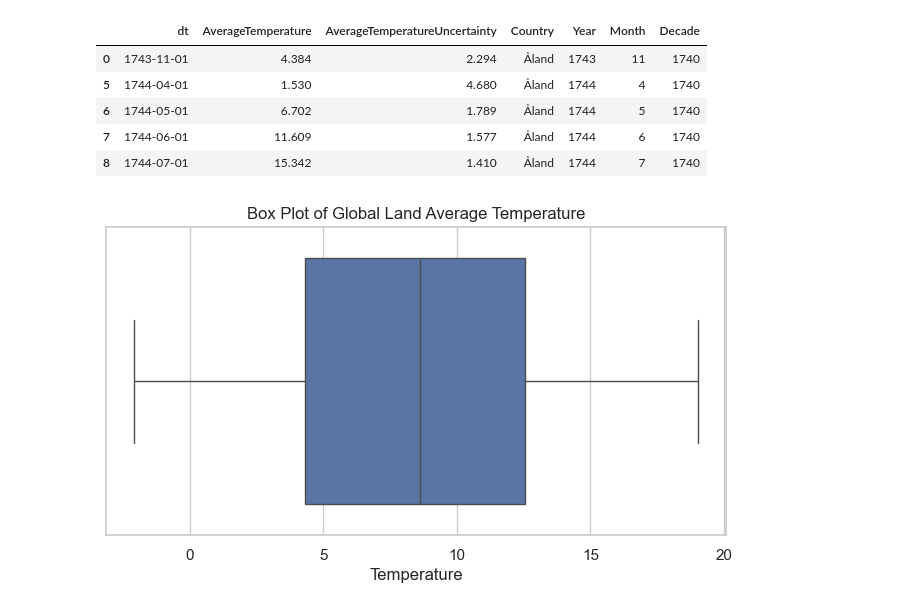
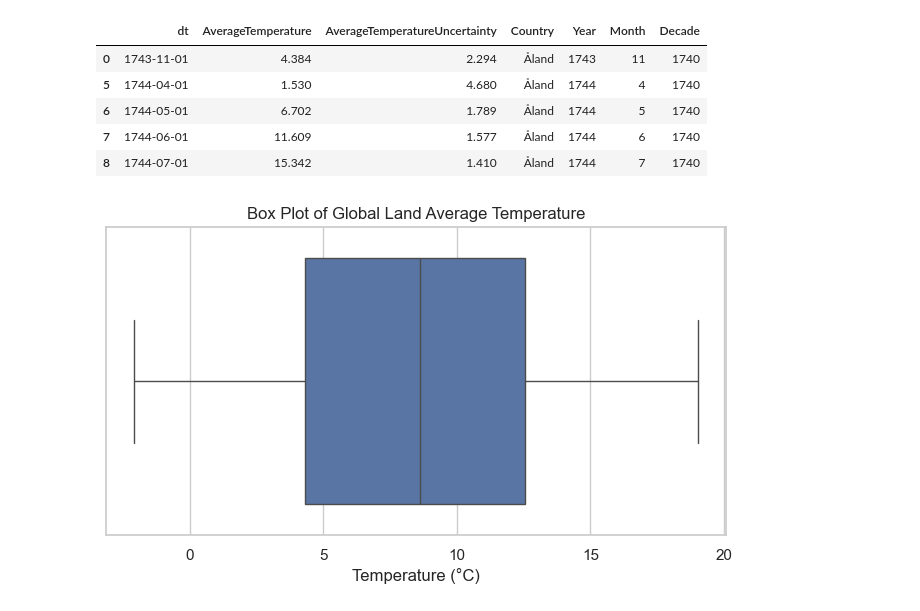
Before and after one commit to npau22406/climate-change-project, a Jupyter notebook: project-notebook.ipynb, the cells around one changed output. Saved outputs shown, nothing was run; the diff lists cells and outputs as text; code cells hidden in the pictures.

```diff
--- a/project-notebook.ipynb
+++ b/project-notebook.ipynb
@@ -165,9 +165,9 @@ Country cleaned shape: (544811, 7)
 # %%
 # Outlier CHeck
 plt.figure(figsize = (8, 4))
 sns.boxplot(x = global_clean["LandAverageTemperature"])
 plt.title("Box Plot of Global Land Average Temperature")
-plt.xlabel("Temperature")
+plt.xlabel("Temperature (°C)")
 plt.show()
 # %% [output]
-[figure, old version]
+[figure, new version]
```
Also changed, not shown: parts of 13 cells of this notebook.
